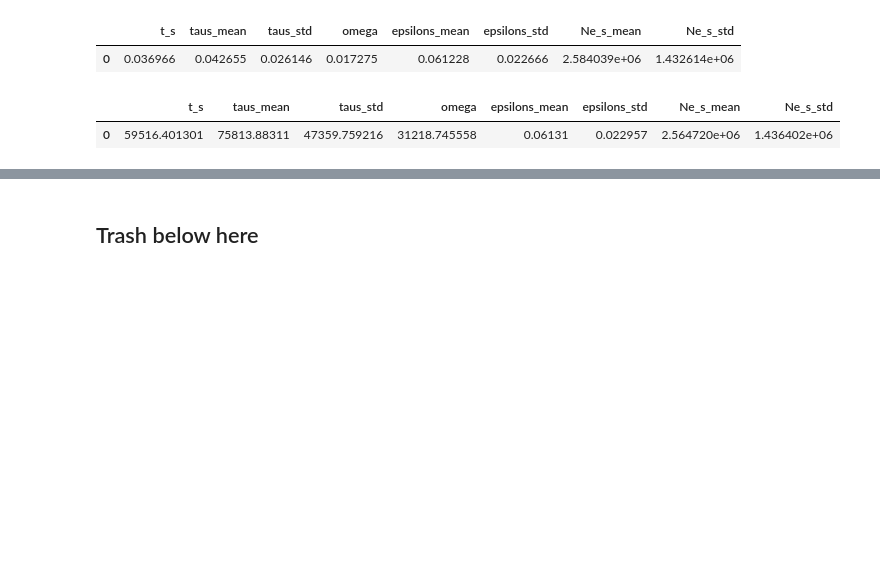
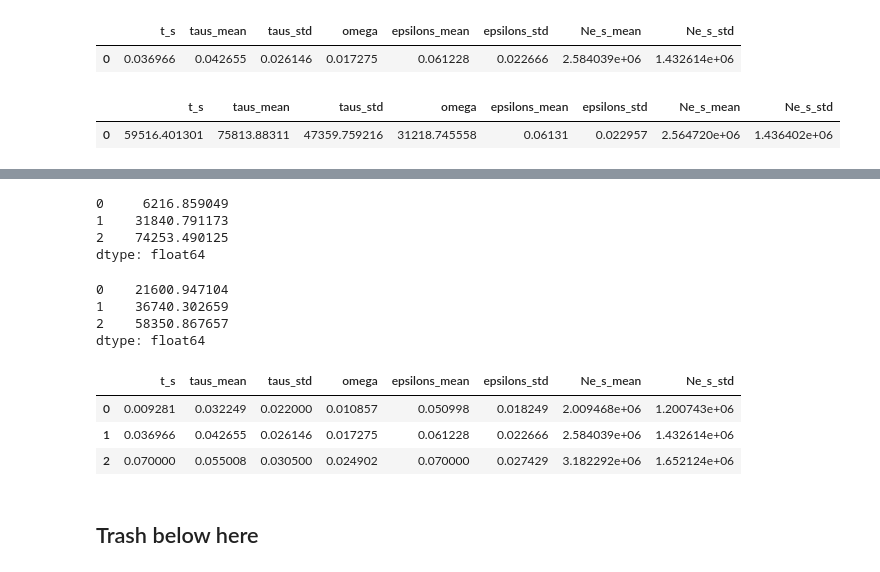
Before and after one commit to isaacovercast/PTA-EasternSnake, a Jupyter notebook: EasternSnakes--Simulations--RF-ML-CrossValidation.ipynb, the cells around one changed output, grey strips where cells are left out. Drawn from its saved outputs; the diff is of its cells as text; code cells hidden in the pictures; blank space fills up the shorter version.

```diff
--- a/EasternSnakes--Simulations--RF-ML-CrossValidation.ipynb
+++ b/EasternSnakes--Simulations--RF-ML-CrossValidation.ipynb
@@ -271,3 +309,21 @@ rf_param_est
+# %%
+# 95% prediction intervals
+display(pred_intervals["Ne_s_mean"] * pred_intervals["t_s"] / 3)
+display(pred_intervals["Ne_s_mean"] * pred_intervals["taus_mean"] / 3)
+pred_intervals
+# %% [output]
+0     6216.859049
+1    31840.791173
+2    74253.490125
+dtype: float64
+0    21600.947104
+1    36740.302659
+2    58350.867657
+dtype: float64
+|  | t_s | taus_mean | taus_std | omega | epsilons_mean | epsilons_std | Ne_s_mean | Ne_s_std |
+| 0 | 0.009281 | 0.032249 | 0.022000 | 0.010857 | 0.050998 | 0.018249 | 2.009468e+06 | 1.200743e+06 |
+| 1 | 0.036966 | 0.042655 | 0.026146 | 0.017275 | 0.061228 | 0.022666 | 2.584039e+06 | 1.432614e+06 |
+| 2 | 0.070000 | 0.055008 | 0.030500 | 0.024902 | 0.070000 | 0.027429 | 3.182292e+06 | 1.652124e+06 |
 # %% [markdown]
 ## Trash below here
 # %%
```
Also changed, not shown: parts of 3 cells of this notebook.
